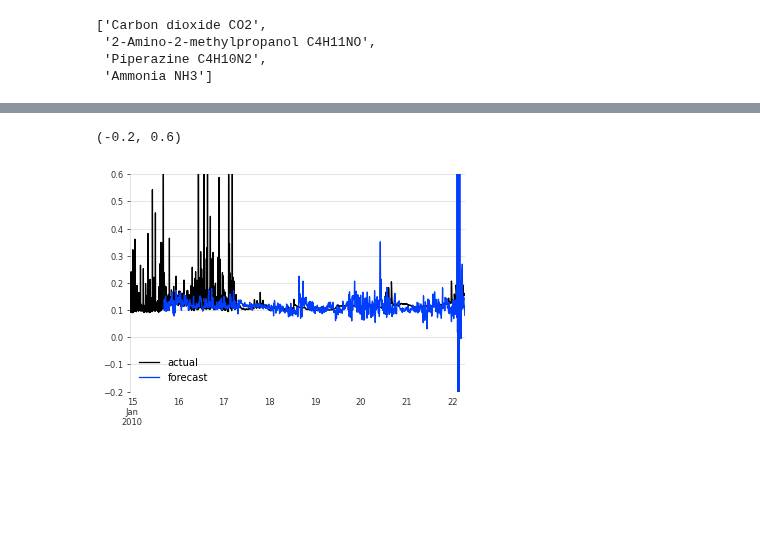
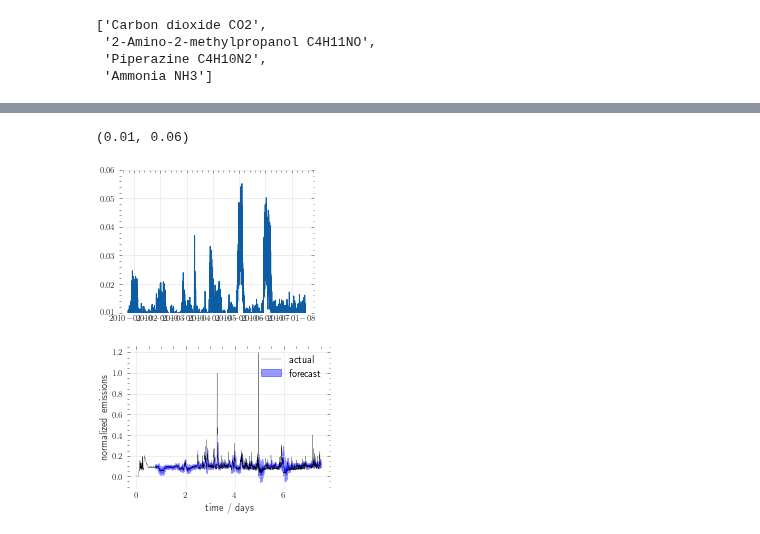
Before and after one commit to kjappelbaum/pyprocessta, a Jupyter notebook: examples/validate_model.ipynb, the cells around one changed output, grey strips where cells are left out. Saved outputs shown, nothing was run; the diff lists cells and outputs as text; code cells hidden in the pictures; blank space fills up the shorter version.

```diff
--- a/examples/validate_model.ipynb
+++ b/examples/validate_model.ipynb
@@ -138,9 +147,0 @@ plt.ylim(-0.2,0.6)
-# %%
-y_test['1'].plot(label='actual')
-backtest['1'].plot(label='forecast')
-plt.legend()
-plt.ylim(-0.2,0.6)
-#plt.savefig('piperazine.pdf', bbox_inches='tight')
-# %% [output]
-(-0.2, 0.6)
-[figure, removed]
@@ -159,0 +148,6 @@ plt.legend();
+# %%
+plt.plot(stds['0'])
+plt.ylim(0.01,0.06)
+# %% [output]
+(0.01, 0.06)
+[figure, added]
@@ -159,0 +163,15 @@ plt.legend();
+# %%
+plt.plot(x, means['1'], c='b',  alpha=.9, lw=.2)
+plt.fill_between(x,means['1']-2*stds['1'], means['1']+2*stds['1'], alpha=.4, color='b', label='forecast',)
+plt.plot(x_conncected, y_connected_df['1'], c='k', label='actual', lw=.2,)
+
+plt.legend()
+plt.vlines(x_conncected[3570], 0,1.2, color='gray')
+#plt.xticks([])
+
+plt.xlabel('time / days')
+plt.ylabel('normalized emissions')
+plt.tight_layout()
+plt.savefig('piperazine_forecast.pdf', bbox_inches='tight')
+# %% [output]
+[figure, added]
```
Also changed, not shown: parts of 43 cells of this notebook, 20 other files.
